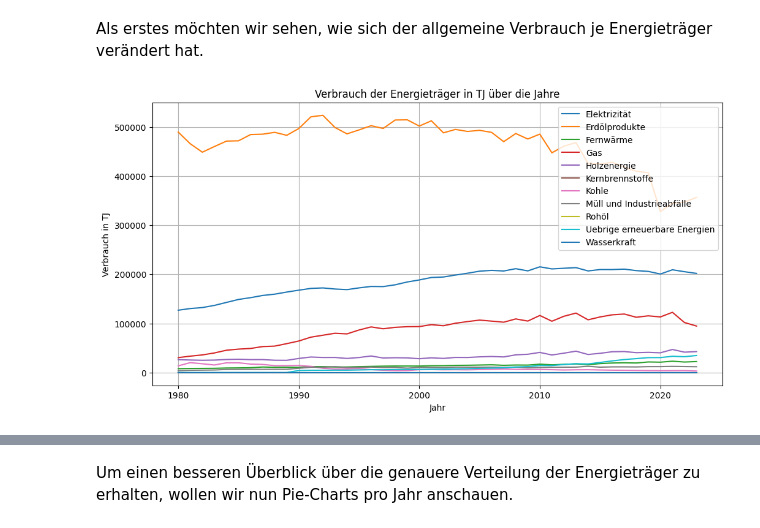
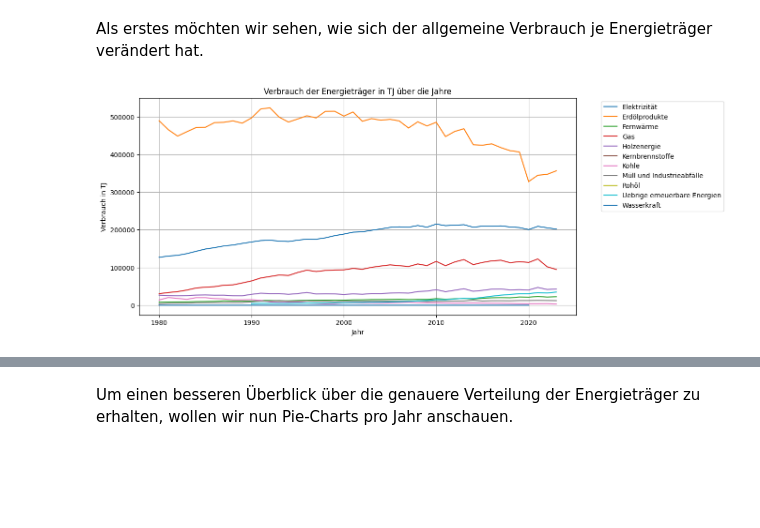
Before and after one commit to Lossophy/BINA-Projekt, a Jupyter notebook: Adrian.ipynb, the cells around one changed output, grey strips where cells are left out. Saved outputs shown, nothing was run; the diff lists cells and outputs as text; code cells hidden in the pictures; blank space fills up the shorter version.

Commit message:
Graphen erstellt und andere eliminiert

```diff
--- a/Adrian.ipynb
+++ b/Adrian.ipynb
@@ -74,23 +76,28 @@ Es werden die folgenden Rubriken unterschieden:
 1 Terajoule entspricht dabei 277'777,777 KWh. Zur besseren Einordnung kann die grösse der Energieeinheit mit folgendem Durchschnittswert dargestellt werden. Ein durchschnitts Haushalt mit 4 Personen in der Schweiz braucht ca. 4'500 KWh pro Jahr (https://www.energieheld.ch/renovation/nachhaltig-leben/energieverbrauch).
 # %% [markdown]
 Als erstes möchten wir sehen, wie sich der allgemeine Verbrauch je Energieträger verändert hat.
-# %%
-# Daten filtern und vorbereiten
-df_filtered = df[df['Energietraeger'].isin(['Elektrizität','Erdölprodukte','Fernwärme','Gas','Holzenergie','Kernbrennstoffe','Kohle','Müll und Industrieabfälle','Rohöl','Uebrige erneuerbare Energien','Wasserkraft'])]
-df_filtered = df[df['Rubrik'].isin(['Endverbrauch - Total'])]
-df_filtered = df_filtered.groupby(['Jahr', 'Energietraeger'])['TJ'].sum().reset_index()
-df_pivot = df_filtered.pivot(index='Jahr', columns='Energietraeger', values='TJ')
-
-# Plot erstellen
-plt.figure(figsize=(12, 6))
-for column in df_pivot.columns:
-    plt.plot(df_pivot.index, df_pivot[column], label=column)
-
-plt.xlabel('Jahr')
-plt.ylabel('Verbrauch in TJ')
-plt.title('Verbrauch der Energieträger in TJ über die Jahre')
-plt.legend()
-plt.grid()
-plt.show()
-# %% [output]
-[figure, removed]
+# %%
+df_filtered = df[
+    (df['Energietraeger'].isin([
+        'Elektrizität', 'Erdölprodukte', 'Fernwärme', 'Gas', 'Holzenergie',
+        'Kernbrennstoffe', 'Kohle', 'Müll und Industrieabfälle',
+        'Rohöl', 'Uebrige erneuerbare Energien', 'Wasserkraft'
+    ])) &
+    (df['Rubrik'] == 'Endverbrauch - Total')
+]
+df_pivot = df_filtered.pivot(index='Jahr', columns='Energietraeger', values='TJ')
+
+
+# Plot erstellen
+plt.figure(figsize=(12, 6))
+for column in df_pivot.columns:
+    plt.plot(df_pivot.index, df_pivot[column], label=column)
+
+plt.xlabel('Jahr')
+plt.ylabel('Verbrauch in TJ')
+plt.title('Verbrauch der Energieträger in TJ über die Jahre')
+plt.legend(bbox_to_anchor=(1.05, 1), loc='upper left')
+plt.grid()
+plt.show()
+# %% [output]
+[figure, added]
```
Also changed, not shown: parts of 8 cells of this notebook.
